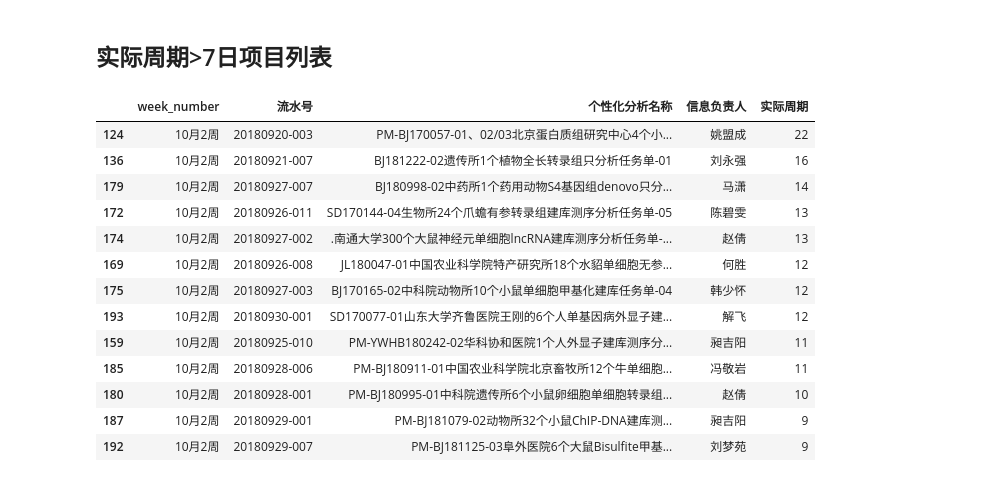
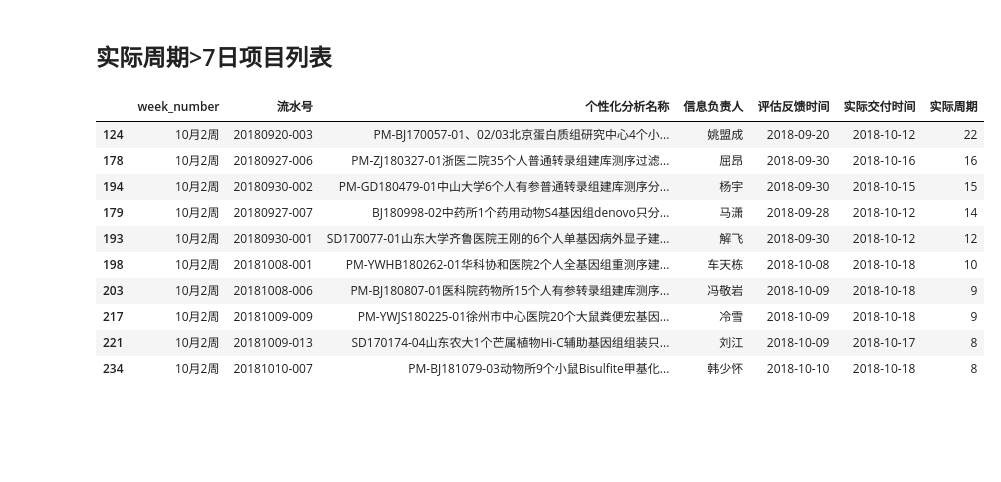
Before and after one commit to komais/chart, a Jupyter notebook: bin/supplment_analysis/个性化分析统计.ipynb, the cells around one changed output. Cells and saved outputs as stored; diff of their text form; code cells hidden in the pictures; blank space fills up the shorter version.

```diff
--- a/bin/supplment_analysis/个性化分析统计.ipynb
+++ b/bin/supplment_analysis/个性化分析统计.ipynb
@@ -14,7 +14,7 @@ imp.reload(myModule)
 import time
 # %%
 pathway = './'
-all_files  = xiadan_check.get_files(pathway, "个性化","20181011")   ##给路径
+all_files  = xiadan_check.get_files(pathway, "个性化","20181022")   ##给路径
 df1  = xiadan_check.read_xlsx(all_files , 0 )## read all files sheet1
 # %%
 import datetime
@@ -33,7 +33,7 @@ stat_week = '10月2周'
 ## df4:完成项目，基于df2
 ## df5:延期项目，基于df3中未交付延期、df4
 
-myModule.add_week(df1,'下单时间')                                              #以下单时间定义week_number
+myModule.add_week(df1,'下单时间',4)                                              #以下单时间定义week_number
 myModule.upgrade_df(df1, [['反馈周期', ['评估反馈时间','下单时间'], '-']])     #增加“反馈周期”列
 tt = lambda x : getattr(x , 'days')                                            #更换“days”类型
 [myModule.retype(df1, i , tt) for i in ['反馈周期']]
@@ -50,16 +50,16 @@ df4['实际交付时间'] = df4['实际交付时间'].apply(pd.to_datetime)
 myModule.upgrade_df(df4, [['实际周期', ['实际交付时间','评估反馈时间'], '-'],   #增加“实际周期”、“延期天数”列
                          ['延期天数',['实际交付时间','预计交付时间'], '-']])
 [myModule.retype(df4, i , tt) for i in ['实际周期','延期天数']]                 #更换“days”类型
-myModule.add_week(df4,'实际交付时间')                                           #以实际交付时间定义week_number
+myModule.add_week(df4,'实际交付时间',4)                                           #以实际交付时间定义week_number
 
 tmp = df3[df3['预计交付时间'].apply(lambda x: date>x)]                          #未交付延期项目
 tmp['实际周期'] = 1000
 tmp['延期天数'] = 1000
 df5 = df4.append(tmp)
-myModule.add_week(df5,'预计交付时间')                                           #以预计交付时间定义week_number
+myModule.add_week(df5,'预计交付时间',4)                                           #以预计交付时间定义week_number
 
 ## 分析组人员列表
-fenxi = ["施毓芷","闻少楠","杨宇","刘永强","刘梦苑","何胜","陈碧雯","王霞","卢楠","冯敬岩","朱慧萍","赵倩","解飞","宋少宇"]
+fenxi = ["施毓芷","闻少楠","杨宇","刘永强","刘梦苑","何胜","陈碧雯","王霞","卢楠","冯敬岩","朱慧萍","赵倩","解飞","宋少宇","卢楠"]
 # %% [output]
 A value is trying to be set on a copy of a slice from a DataFrame.
 Try using .loc[row_indexer,col_indexer] = value instead
@@ -335,24 +339,21 @@ See the caveats in the documentation: http://pandas.pydata.org/pandas-docs/stabl
 # %% [markdown]
 ## 实际周期>7日项目列表
 # %%
-ss = myModule.format(df4,'week_number',['流水号','个性化分析名称','信息负责人','实际周期'])
+ss = myModule.format(df4,'week_number',['流水号','个性化分析名称','信息负责人','评估反馈时间','实际交付时间','实际周期'])
 ss.select_by_value('week_number',stat_week)
 ss.judge_and_replace('实际周期',7)
 ss.select_by_value('实际周期_bool',True)
-tt = myModule.format(ss.df,'week_number',['流水号','个性化分析名称','信息负责人','实际周期']).df
+tt = myModule.format(ss.df,'week_number',['流水号','个性化分析名称','信息负责人','评估反馈时间','实际交付时间','实际周期']).df
 tt.sort_values(by = '实际周期',axis = 0,ascending = False)   #预计周期从大到小排序
 # %% [output]
-|  | week_number | 流水号 | 个性化分析名称 | 信息负责人 | 实际周期 |
-| 124 | 10月2周 | 20180920-003 | PM-BJ170057-01、02/03北京蛋白质组研究中心4个小... | 姚盟成 | 22 |
-| 136 | 10月2周 | 20180921-007 | BJ181222-02遗传所1个植物全长转录组只分析任务单-01 | 刘永强 | 16 |
-| 179 | 10月2周 | 20180927-007 | BJ180998-02中药所1个药用动物S4基因组denovo只分... | 马潇 | 14 |
-| 172 | 10月2周 | 20180926-011 | SD170144-04生物所24个爪蟾有参转录组建库测序分析任务单-05 | 陈碧雯 | 13 |
-| 174 | 10月2周 | 20180927-002 | .南通大学300个大鼠神经元单细胞lncRNA建库测序分析任务单-... | 赵倩 | 13 |
-| 169 | 10月2周 | 20180926-008 | JL180047-01中国农业科学院特产研究所18个水貂单细胞无参... | 何胜 | 12 |
-| 175 | 10月2周 | 20180927-003 | BJ170165-02中科院动物所10个小鼠单细胞甲基化建库任务单-04 | 韩少怀 | 12 |
-| 193 | 10月2周 | 20180930-001 | SD170077-01山东大学齐鲁医院王刚的6个人单基因病外显子建... | 解飞 | 12 |
-| 159 | 10月2周 | 20180925-010 | PM-YWHB180242-02华科协和医院1个人外显子建库测序分... | 昶吉阳 | 11 |
-| 185 | 10月2周 | 20180928-006 | PM-BJ180911-01中国农业科学院北京畜牧所12个牛单细胞... | 冯敬岩 | 11 |
-| 180 | 10月2周 | 20180928-001 | PM-BJ180995-01中科院遗传所6个小鼠卵细胞单细胞转录组... | 赵倩 | 10 |
-| 187 | 10月2周 | 20180929-001 | PM-BJ181079-02动物所32个小鼠ChIP-DNA建库测... | 昶吉阳 | 9 |
-| 192 | 10月2周 | 20180929-007 | PM-BJ181125-03阜外医院6个大鼠Bisulfite甲基... | 刘梦苑 | 9 |
+|  | week_number | 流水号 | 个性化分析名称 | 信息负责人 | 评估反馈时间 | 实际交付时间 | 实际周期 |
+| 124 | 10月2周 | 20180920-003 | PM-BJ170057-01、02/03北京蛋白质组研究中心4个小... | 姚盟成 | 2018-09-20 | 2018-10-12 | 22 |
+| 178 | 10月2周 | 20180927-006 | PM-ZJ180327-01浙医二院35个人普通转录组建库测序过滤... | 屈昂 | 2018-09-30 | 2018-10-16 | 16 |
+| 194 | 10月2周 | 20180930-002 | PM-GD180479-01中山大学6个人有参普通转录组建库测序分... | 杨宇 | 2018-09-30 | 2018-10-15 | 15 |
+| 179 | 10月2周 | 20180927-007 | BJ180998-02中药所1个药用动物S4基因组denovo只分... | 马潇 | 2018-09-28 | 2018-10-12 | 14 |
+| 193 | 10月2周 | 20180930-001 | SD170077-01山东大学齐鲁医院王刚的6个人单基因病外显子建... | 解飞 | 2018-09-30 | 2018-10-12 | 12 |
+| 198 | 10月2周 | 20181008-001 | PM-YWHB180262-01华科协和医院2个人全基因组重测序建... | 车天栋 | 2018-10-08 | 2018-10-18 | 10 |
+| 203 | 10月2周 | 20181008-006 | PM-BJ180807-01医科院药物所15个人有参转录组建库测序... | 冯敬岩 | 2018-10-09 | 2018-10-18 | 9 |
+| 217 | 10月2周 | 20181009-009 | PM-YWJS180225-01徐州市中心医院20个大鼠粪便宏基因... | 冷雪 | 2018-10-09 | 2018-10-18 | 9 |
+| 221 | 10月2周 | 20181009-013 | SD170174-04山东农大1个芒属植物Hi-C辅助基因组组装只... | 刘江 | 2018-10-09 | 2018-10-17 | 8 |
+| 234 | 10月2周 | 20181010-007 | PM-BJ181079-03动物所9个小鼠Bisulfite甲基化... | 韩少怀 | 2018-10-10 | 2018-10-18 | 8 |
```
Also changed, not shown: parts of 5 cells of this notebook, 7 other files.
